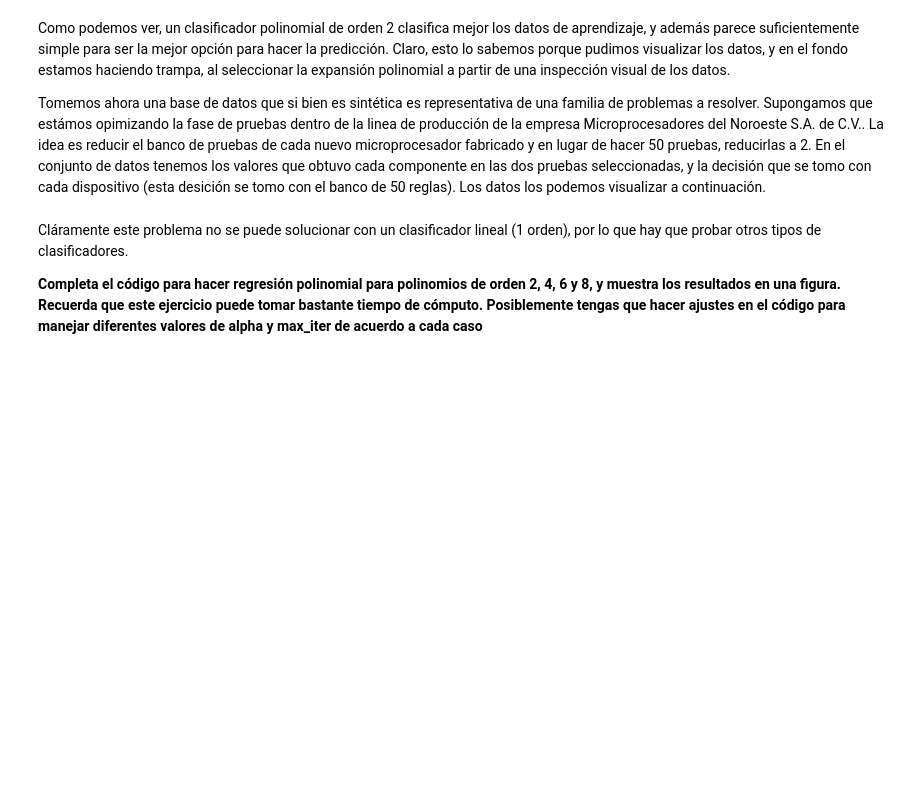
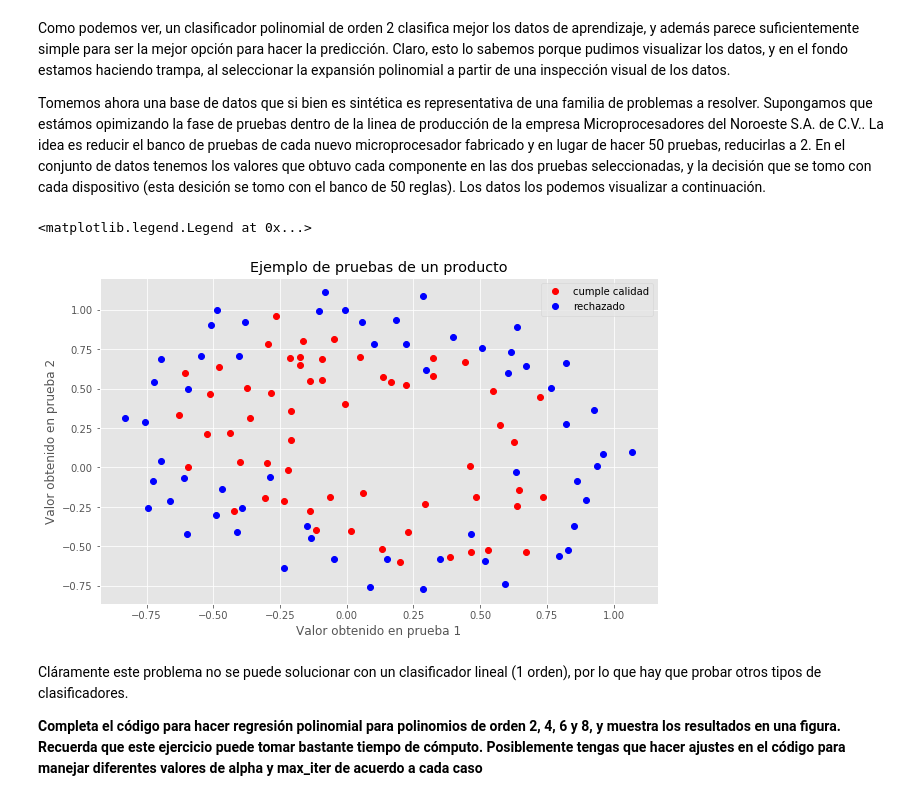
Before and after one commit to Miguelrom/Libretas_RN, a Jupyter notebook: regresion-logistica/neurona_logistica.ipynb, the cells around one changed output. Saved outputs shown, nothing was run; the diff lists cells and outputs as text; code cells hidden in the pictures; blank space fills up the shorter version.

```diff
--- a/regresion-logistica/neurona_logistica.ipynb
+++ b/regresion-logistica/neurona_logistica.ipynb
@@ -496,15 +531,19 @@ Tomemos ahora una base de datos que si bien es sintética es representativa de u
 # %%
 datos = np.loadtxt('datos/prod_test.txt', comments='%', delimiter=',')
 
 x, y = datos[:,0:-1], datos[:,-1]
 
+plt.figure(figsize=(10,6))
 plt.plot(x[y == 1, 0], x[y == 1, 1], 'or', label='cumple calidad')
 plt.plot(x[y == 0, 0], x[y == 0, 1], 'ob', label='rechazado')
 plt.title(u'Ejemplo de pruebas de un producto')
 plt.xlabel(u'Valor obtenido en prueba 1')
 plt.ylabel(u'Valor obtenido en prueba 2')
 #plt.axis([20, 100, 20, 100])
 plt.legend(loc=0)
+# %% [output]
+<matplotlib.legend.Legend at 0x...>
+[figure, added]
 # %% [markdown]
 Cláramente este problema no se puede solucionar con un clasificador lineal (1 orden), por lo que hay que probar otros tipos de clasificadores.
 
```
Also changed, not shown: parts of 13 cells of this notebook.
